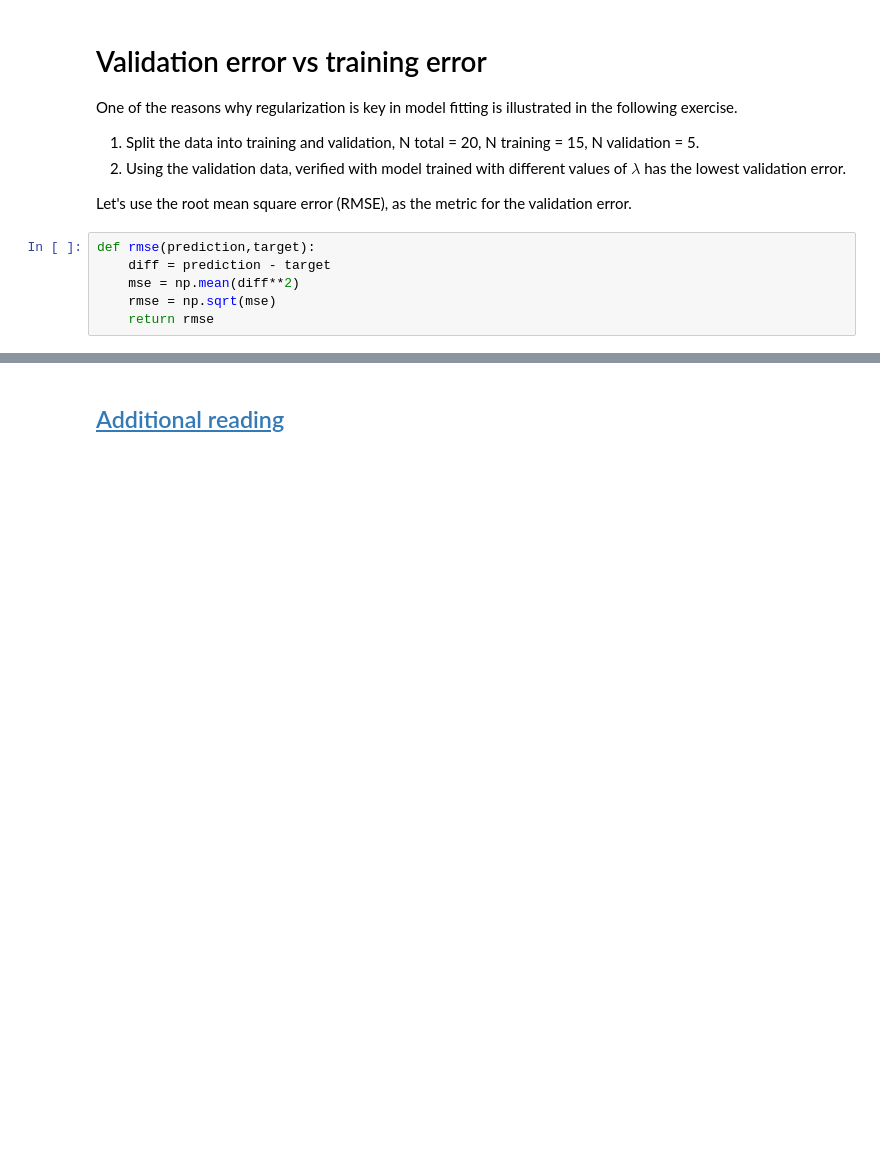
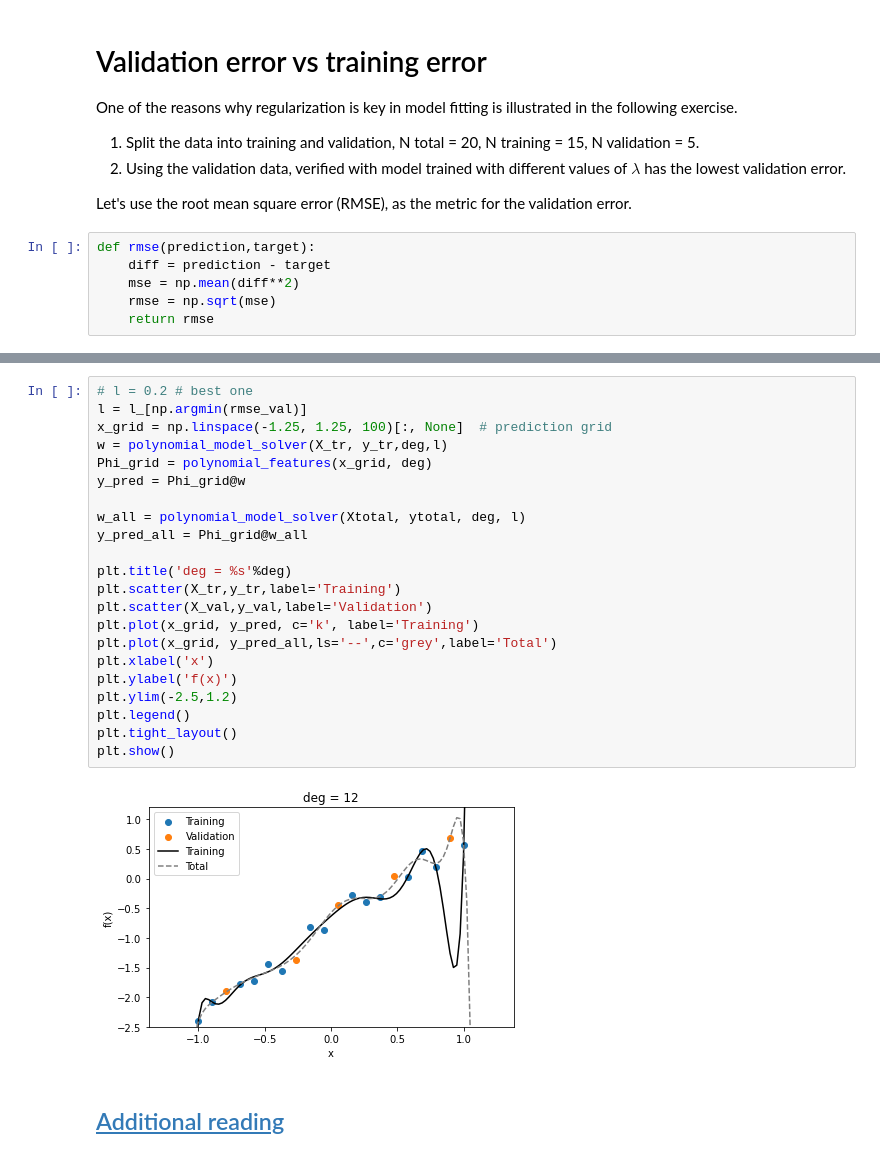
Before and after one commit to RodrigoAVargasHdz/CHEM-4PB3, a Jupyter notebook: Course_Notes/Week 4/Week4_Intro_to_Overfitting.ipynb, the cells around one changed output, grey strips where cells are left out. Saved outputs shown, nothing was run; the diff lists cells and outputs as text; blank space fills up the shorter version.

```diff
--- a/Course_Notes/Week 4/Week4_Intro_to_Overfitting.ipynb
+++ b/Course_Notes/Week 4/Week4_Intro_to_Overfitting.ipynb
@@ -243,2 +295,26 @@ for l in l_:  # loop over variuos lambda
+# %%
+# l = 0.2 # best one
+l = l_[np.argmin(rmse_val)]
+x_grid = np.linspace(-1.25, 1.25, 100)[:, None]  # prediction grid
+w = polynomial_model_solver(X_tr, y_tr,deg,l)
+Phi_grid = polynomial_features(x_grid, deg)
+y_pred = Phi_grid@w
+
+w_all = polynomial_model_solver(Xtotal, ytotal, deg, l)
+y_pred_all = Phi_grid@w_all
+
+plt.title('deg = %s'%deg)
+plt.scatter(X_tr,y_tr,label='Training')
+plt.scatter(X_val,y_val,label='Validation')
+plt.plot(x_grid, y_pred, c='k', label='Training')
+plt.plot(x_grid, y_pred_all,ls='--',c='grey',label='Total')
+plt.xlabel('x')
+plt.ylabel('f(x)')
+plt.ylim(-2.5,1.2)
+plt.legend()
+plt.tight_layout()
+plt.show()
+# %% [output]
+[figure, added]
 # %% [markdown]
 ## [Additional reading](https://alexshtf.github.io/2024/01/25/Bernstein-Basis.html) ##
```
Also changed, not shown: parts of 7 cells of this notebook, 1 other file.
